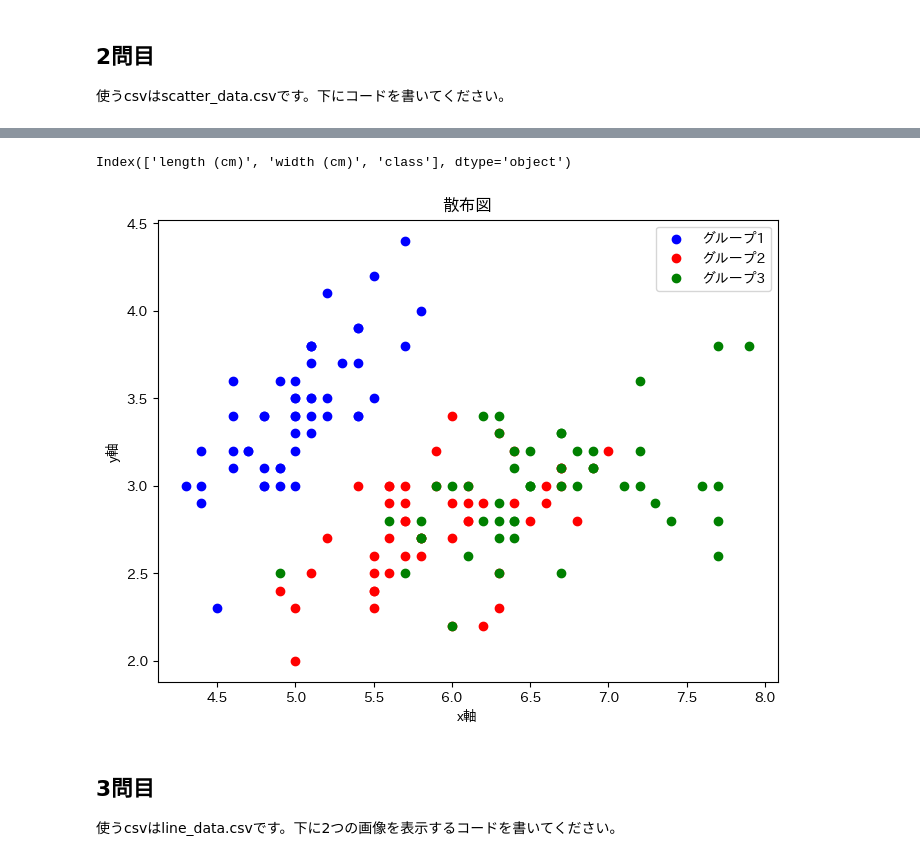
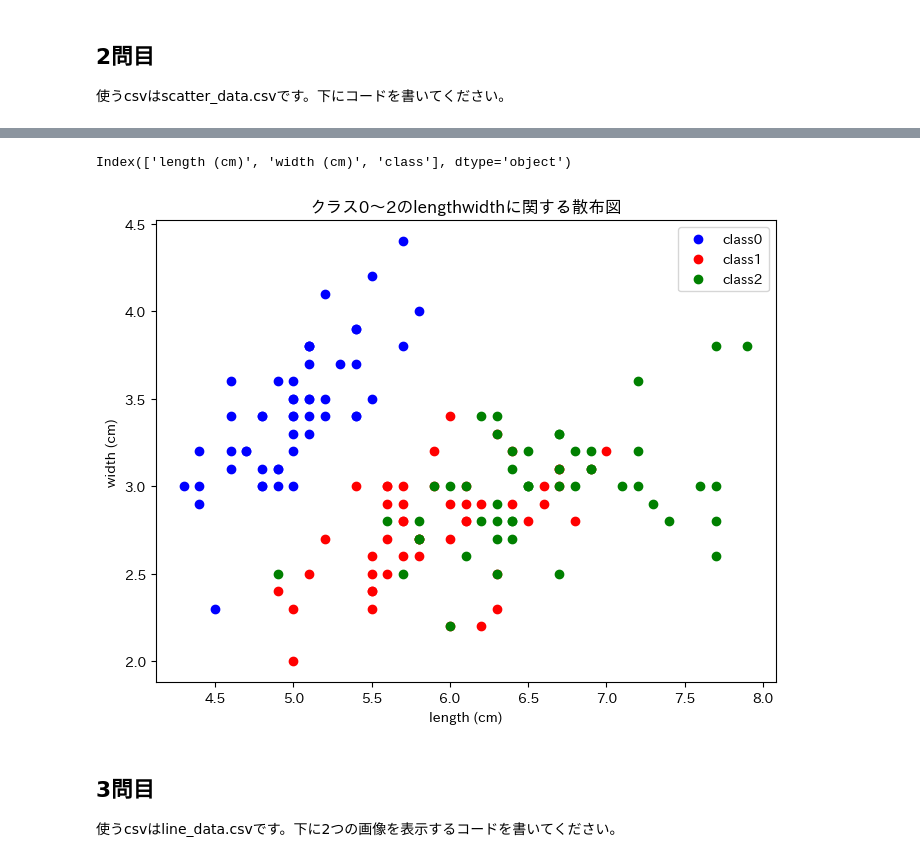
Before and after one commit to LeoMassy/BasicPython, a Jupyter notebook: matplotlib_exercise.ipynb, the cells around one changed output, grey strips where cells are left out. Drawn from its saved outputs; the diff is of its cells as text; code cells hidden in the pictures.

```diff
--- a/matplotlib_exercise.ipynb
+++ b/matplotlib_exercise.ipynb
@@ -38,33 +38,33 @@ plt.show()
 # %%
 import pandas as pd
 import matplotlib.pyplot as plt
 
 # CSVファイルを読み込む
 file_path = 'data/scatter_data.csv'
 data = pd.read_csv(file_path)
 
 # データフレームのカラム名を表示して確認
 print(data.columns)
 
 # データを3つのグループに分ける
 group1 = data.iloc[:len(data)//3]
 group2 = data.iloc[len(data)//3:2*len(data)//3]
 group3 = data.iloc[2*len(data)//3:]
 
 # 散布図をプロット
 plt.figure(figsize=(8, 6))
-plt.scatter(group1.iloc[:, 0], group1.iloc[:, 1], color='blue', label='グループ1')
-plt.scatter(group2.iloc[:, 0], group2.iloc[:, 1], color='red', label='グループ2')
-plt.scatter(group3.iloc[:, 0], group3.iloc[:, 1], color='green', label='グループ3')
-plt.xlabel('x軸')
-plt.ylabel('y軸')
-plt.title('散布図')
+plt.scatter(group1.iloc[:, 0], group1.iloc[:, 1], color='blue', label='class0')
+plt.scatter(group2.iloc[:, 0], group2.iloc[:, 1], color='red', label='class1')
+plt.scatter(group3.iloc[:, 0], group3.iloc[:, 1], color='green', label='class2')
+plt.xlabel('length (cm)')
+plt.ylabel('width (cm)')
+plt.title('クラス0～2のlengthwidthに関する散布図')
 plt.legend()
 plt.savefig('./imgs/matplotlib/plot_2.png')  # プロットを保存
 plt.show()
 # %% [output]
 Index(['length (cm)', 'width (cm)', 'class'], dtype='object')
-[figure, old version]
+[figure, new version]
 # %% [markdown]
 ## 3問目
 使うcsvはline_data.csvです。下に2つの画像を表示するコードを書いてください。
```
Also changed, not shown: parts of 2 cells of this notebook, 3 other files.
